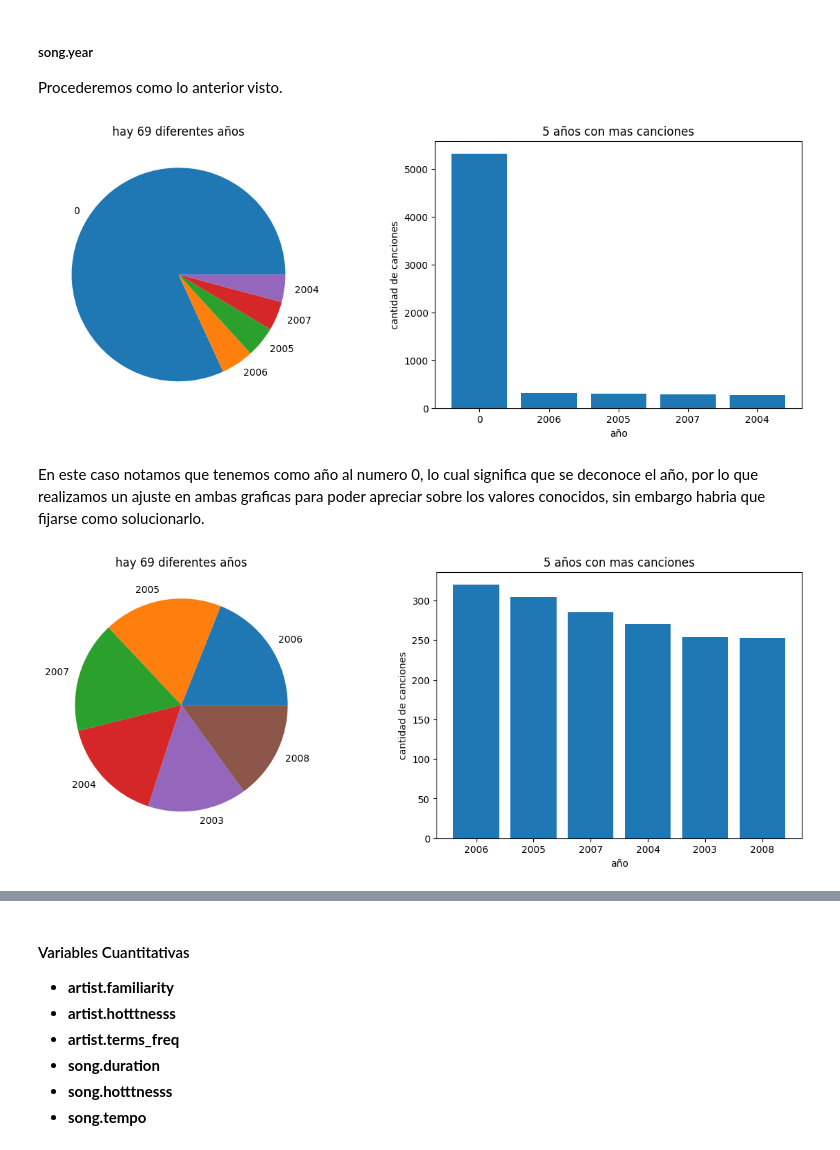
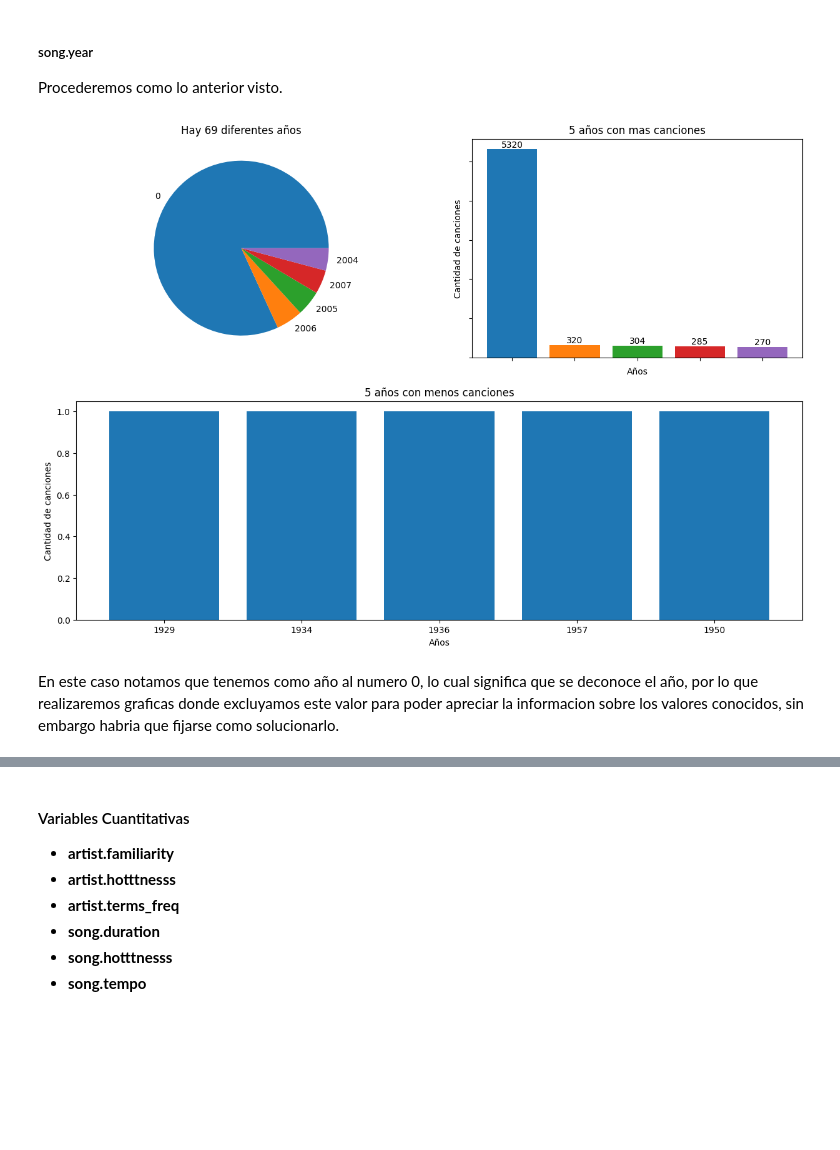
Before and after one commit to cristiandevar/PythonML, a Jupyter notebook: TPFinal/TPFINAL.ipynb, the cells around one changed output, grey strips where cells are left out. Cells and saved outputs as stored; diff of their text form; code cells hidden in the pictures; blank space fills up the shorter version.

```diff
--- a/TPFinal/TPFINAL.ipynb
+++ b/TPFinal/TPFINAL.ipynb
@@ -437,56 +460,15 @@ En este caso no se repite la variable ya que estamos frente a un identificador d
 # %% [markdown]
 ##### song.year
 Procederemos como lo anterior visto.
-# %%
-grupo = d_musica.groupby('song.year')['song.year']
-cantidad = len(grupo.count())
-
-# Aumentamos el tamaño de la imagen
-plt.figure(figsize=(15,5))
-
-# preparamos los subplots y graficamos primero el pie y luego el bar
-plt.subplot(1,2,1)
-plt.title(f'hay {cantidad} diferentes años')
-grupo.count().sort_values(axis=0, inplace=False, ascending=False)[:5].plot.pie()
-plt.ylabel('')
-
-x = grupo.count().sort_values(axis=0, inplace=False, ascending=False)[:5].index.values.astype(str)
-y = grupo.count().sort_values(axis=0, inplace=False, ascending=False)[:5].values
-
-plt.subplot(1,2,2)
-plt.bar(x,y)
-plt.title('5 años con mas canciones')
-plt.xlabel('año')
-plt.ylabel('cantidad de canciones')
-
-
-plt.show()
-# %% [output]
-[figure, removed]
+# %%
+grupo = d_musica.groupby('song.year')['song.year']
+cantidad = len(grupo.count())
+
+titles = [f'Hay {cantidad} diferentes años', '5 años con mas canciones', '5 años con menos canciones']
+xlabels = ['Años', 'Años']
+ylabels = ['Cantidad de canciones', 'Cantidad de canciones']
+graficar(grupo, titles, xlabels, ylabels)
+# %% [output]
+[figure, added]
 # %% [markdown]
-En este caso notamos que tenemos como año al numero 0, lo cual significa que se deconoce el año, por lo que realizamos un ajuste en ambas graficas para poder apreciar sobre los valores conocidos, sin embargo habria que fijarse como solucionarlo.
+En este caso notamos que tenemos como año al numero 0, lo cual significa que se deconoce el año, por lo que realizaremos graficas donde excluyamos este valor para poder apreciar la informacion sobre los valores conocidos, sin embargo habria que fijarse como solucionarlo.
-# %%
-grupo = d_musica.groupby('song.year')['song.year']
-cantidad = len(grupo.count())
-
-# Aumentamos el tamaño de la imagen
-plt.figure(figsize=(15,5))
-
-# preparamos los subplots y graficamos primero el pie y luego el bar
-plt.subplot(1,2,1)
-plt.title(f'hay {cantidad} diferentes años')
-grupo.count().sort_values(axis=0, inplace=False, ascending=False)[1:7].plot.pie()
-plt.ylabel('')
-
-x = grupo.count().sort_values(axis=0, inplace=False, ascending=False)[1:7].index.values.astype(str)
-y = grupo.count().sort_values(axis=0, inplace=False, ascending=False)[1:7].values
-
-plt.subplot(1,2,2)
-plt.bar(x,y)
-plt.title('5 años con mas canciones')
-plt.xlabel('año')
-plt.ylabel('cantidad de canciones')
-
-plt.show()
-# %% [output]
-[figure, removed]
```
Also changed, not shown: parts of 42 cells of this notebook.
